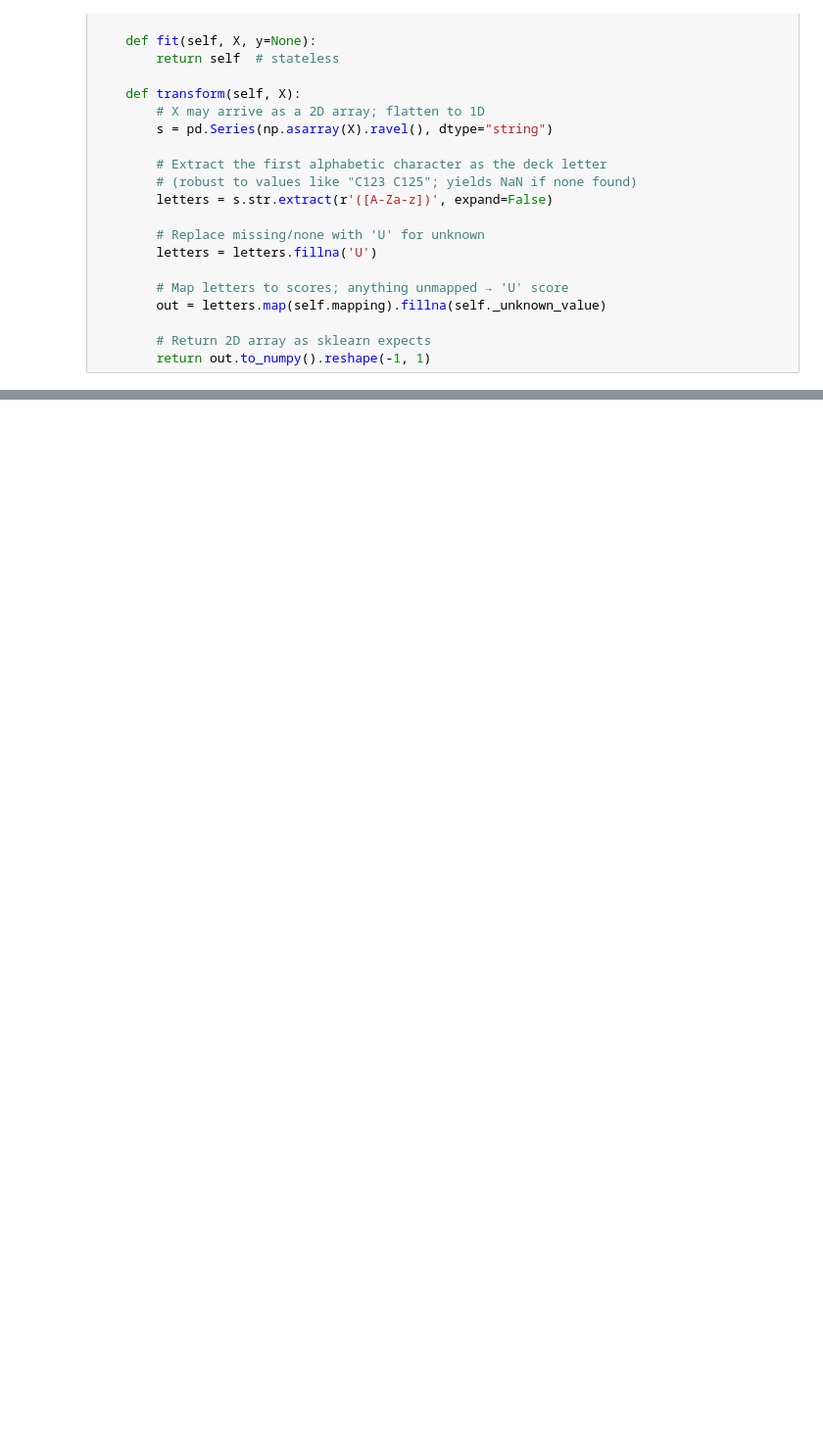
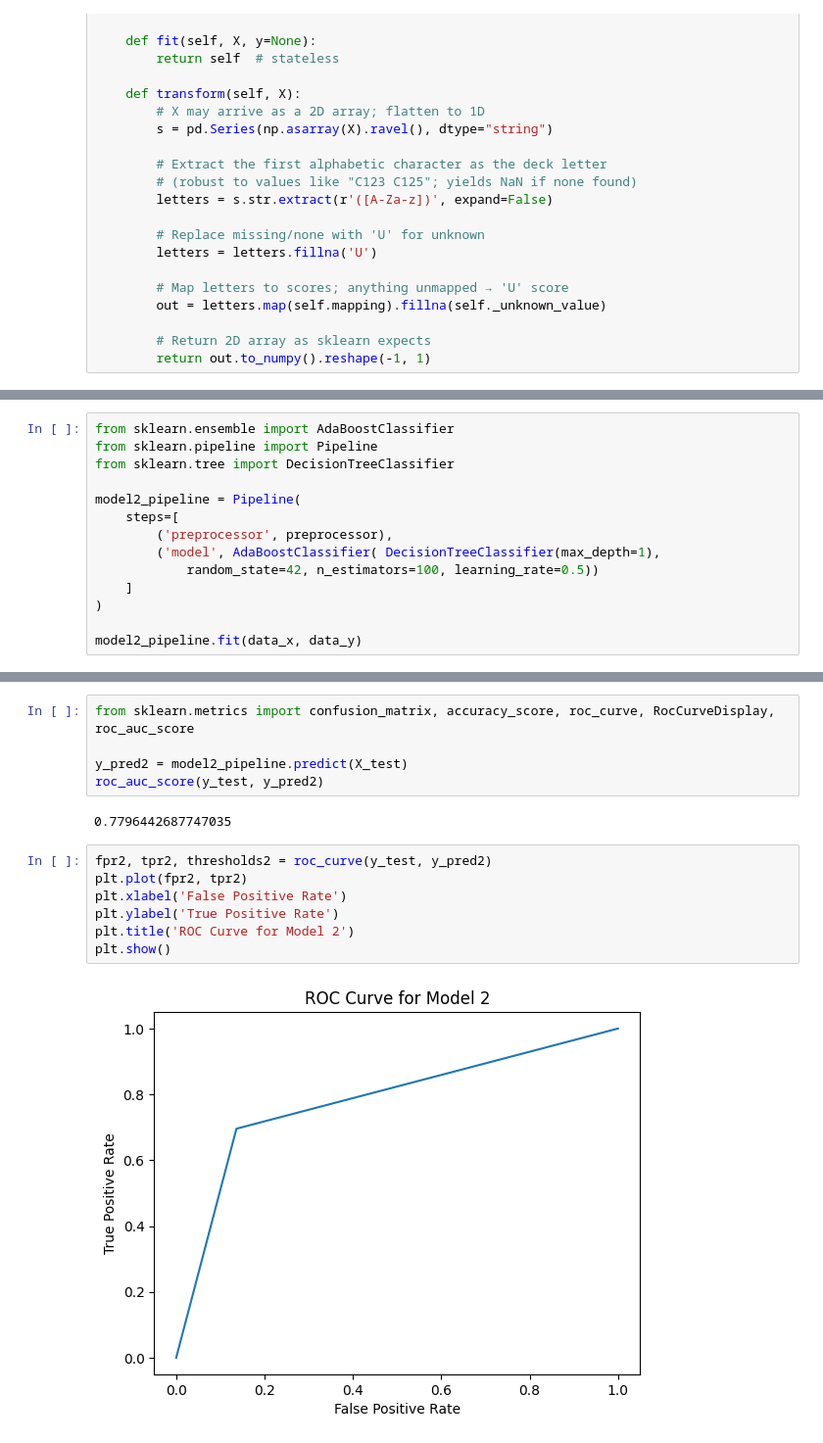
Before and after one commit to Sohampande/Titanic, a Jupyter notebook: Main Code Base.ipynb, the cells around one changed output, grey strips where cells are left out. Shown at 98% size. Cells and saved outputs as stored; diff of their text form; blank space fills up the shorter version.

```diff
--- a/Main Code Base.ipynb
+++ b/Main Code Base.ipynb
@@ -364,0 +315,14 @@ sumbmission.to_csv('submission.csv', index=False)
+# %%
+from sklearn.ensemble import AdaBoostClassifier
+from sklearn.pipeline import Pipeline
+from sklearn.tree import DecisionTreeClassifier
+
+model2_pipeline = Pipeline(
+    steps=[
+        ('preprocessor', preprocessor),
+        ('model', AdaBoostClassifier( DecisionTreeClassifier(max_depth=1),
+            random_state=42, n_estimators=100, learning_rate=0.5))
+    ]
+)
+
+model2_pipeline.fit(data_x, data_y)
@@ -364,0 +415,16 @@ sumbmission.to_csv('submission.csv', index=False)
+# %%
+from sklearn.metrics import confusion_matrix, accuracy_score, roc_curve, RocCurveDisplay, roc_auc_score
+
+y_pred2 = model2_pipeline.predict(X_test)
+roc_auc_score(y_test, y_pred2)
+# %% [output]
+0.7796442687747035
+# %%
+fpr2, tpr2, thresholds2 = roc_curve(y_test, y_pred2)
+plt.plot(fpr2, tpr2)
+plt.xlabel('False Positive Rate')
+plt.ylabel('True Positive Rate')
+plt.title('ROC Curve for Model 2')
+plt.show()
+# %% [output]
+[figure, added]
```
Also changed, not shown: parts of 35 cells of this notebook.
